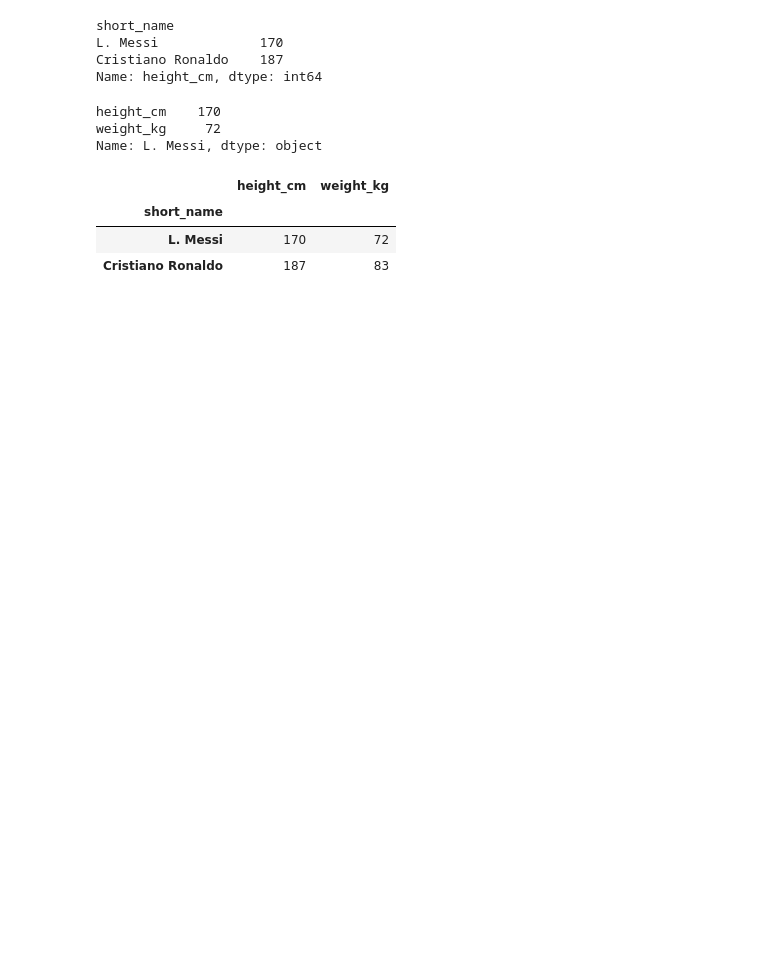
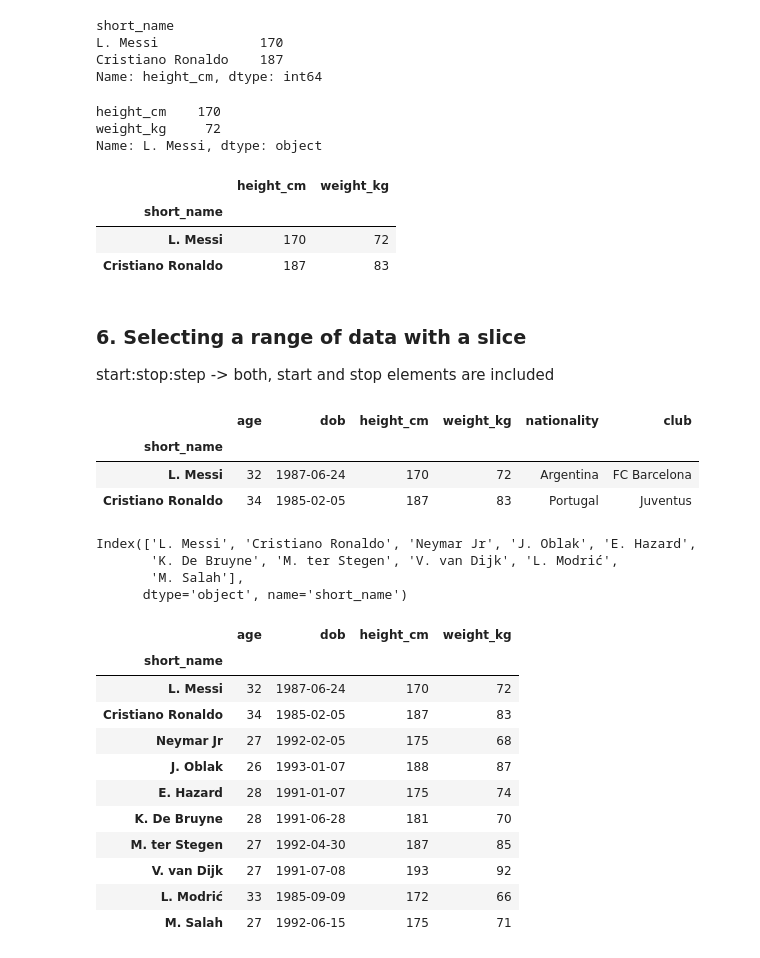
Before and after one commit to bruno-lima98/freeCodeCamp-course-ds, a Jupyter notebook: 04-data-extraction/01-review.ipynb, the cells around one changed output. Saved outputs shown, nothing was run; the diff lists cells and outputs as text; code cells hidden in the pictures; blank space fills up the shorter version.

```diff
--- a/04-data-extraction/01-review.ipynb
+++ b/04-data-extraction/01-review.ipynb
@@ -128,3 +128,38 @@ df.loc[players, columns]
 | short_name |  |  |
 | L. Messi | 170 | 72 |
 | Cristiano Ronaldo | 187 | 83 |
+# %% [markdown]
+### 6. Selecting a range of data with a slice
+
+start:stop:step -> both, start and stop elements are included
+# %%
+players = ["L. Messi", "Cristiano Ronaldo"]
+
+df.loc[players, "age":"club"]
+# %% [output]
+|  | age | dob | height_cm | weight_kg | nationality | club |
+| short_name |  |  |  |  |  |  |
+| L. Messi | 32 | 1987-06-24 | 170 | 72 | Argentina | FC Barcelona |
+| Cristiano Ronaldo | 34 | 1985-02-05 | 187 | 83 | Portugal | Juventus |
+# %%
+df.index[:10]
+# %% [output]
+Index(['L. Messi', 'Cristiano Ronaldo', 'Neymar Jr', 'J. Oblak', 'E. Hazard',
+       'K. De Bruyne', 'M. ter Stegen', 'V. van Dijk', 'L. Modrić',
+       'M. Salah'],
+      dtype='object', name='short_name')
+# %%
+df.loc["L. Messi":"M. Salah", "age":"weight_kg"]
+# %% [output]
+|  | age | dob | height_cm | weight_kg |
+| short_name |  |  |  |  |
+| L. Messi | 32 | 1987-06-24 | 170 | 72 |
+| Cristiano Ronaldo | 34 | 1985-02-05 | 187 | 83 |
+| Neymar Jr | 27 | 1992-02-05 | 175 | 68 |
+| J. Oblak | 26 | 1993-01-07 | 188 | 87 |
+| E. Hazard | 28 | 1991-01-07 | 175 | 74 |
+| K. De Bruyne | 28 | 1991-06-28 | 181 | 70 |
+| M. ter Stegen | 27 | 1992-04-30 | 187 | 85 |
+| V. van Dijk | 27 | 1991-07-08 | 193 | 92 |
+| L. Modrić | 33 | 1985-09-09 | 172 | 66 |
+| M. Salah | 27 | 1992-06-15 | 175 | 71 |
```
Also changed, not shown: parts of 3 cells of this notebook, 1 other file.
